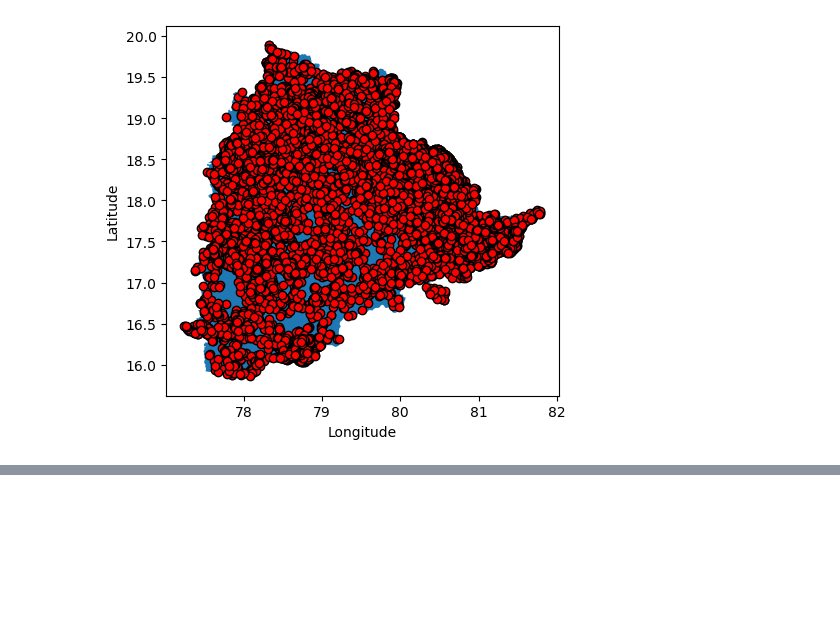
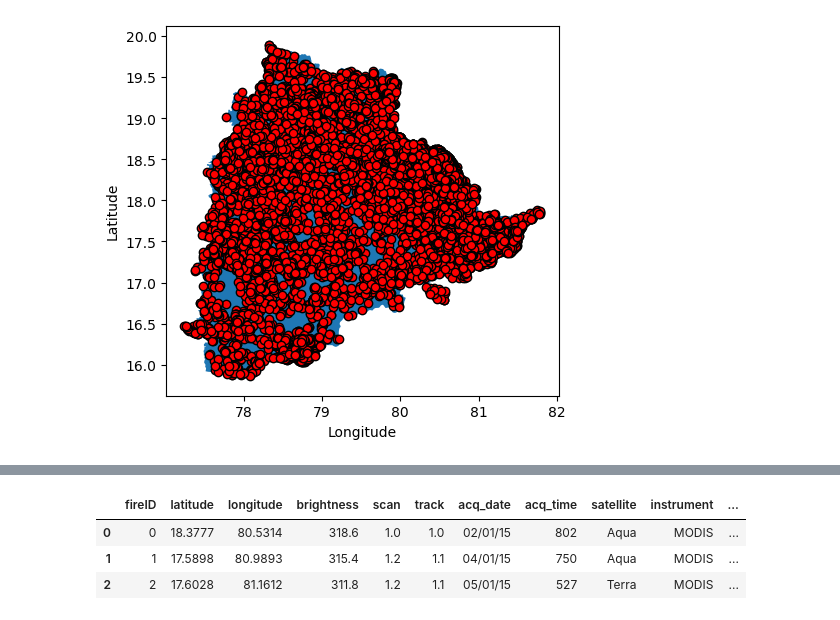
Before and after one commit to undpindia/dicra, a Jupyter notebook: analytics/notebooks/crop_fires/Analysis.ipynb, the cells around one changed output, grey strips where cells are left out. Drawn from its saved outputs; the diff is of its cells as text; code cells hidden in the pictures; blank space fills up the shorter version.

```diff
--- a/analytics/notebooks/crop_fires/Analysis.ipynb
+++ b/analytics/notebooks/crop_fires/Analysis.ipynb
@@ -65,3 +66,6 @@ plt.ylabel('Latitude')
 plt.show()
 # %% [output]
 [figure]
+# %%
+fires_data['geometry'] = fires_data.apply(lambda x: Point((x.longitude, x.latitude)), axis=1)
+fires_data.head()
@@ -67,0 +79,9 @@ plt.show()
+# %%
+fires_data_crs = {'init': 'epsg:4326'}
+fires_data_geo = gpd.GeoDataFrame(fires_data, crs = fires_data_crs, geometry = fires_data.geometry)
+fires_data_geo.head(3)
+# %% [output]
+|  | fireID | latitude | longitude | brightness | scan | track | acq_date | acq_time | satellite | instrument | ... |
+| 0 | 0 | 18.3777 | 80.5314 | 318.6 | 1.0 | 1.0 | 02/01/15 | 802 | Aqua | MODIS | ... |
+| 1 | 1 | 17.5898 | 80.9893 | 315.4 | 1.2 | 1.1 | 04/01/15 | 750 | Aqua | MODIS | ... |
+| 2 | 2 | 17.6028 | 81.1612 | 311.8 | 1.2 | 1.1 | 05/01/15 | 527 | Terra | MODIS | ... |
```
Also changed, not shown: parts of 4 cells of this notebook.
